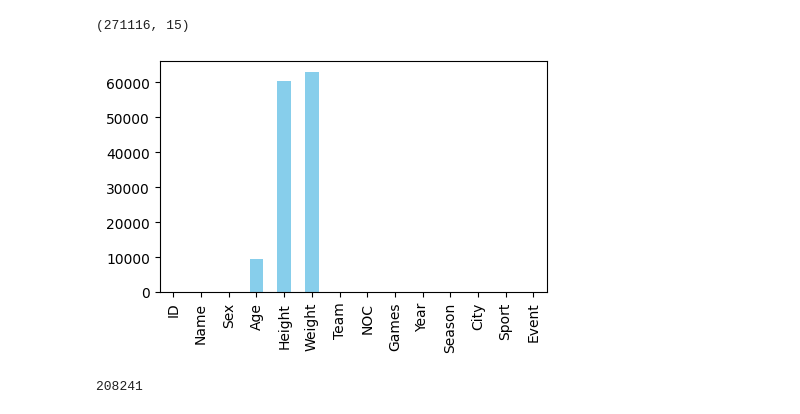
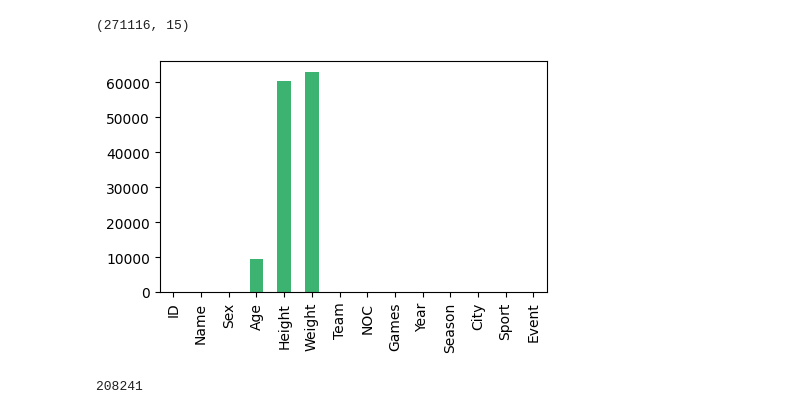
Before and after one commit to Luna-v0/olympic-analyses, a Jupyter notebook: notebook.ipynb, the cells around one changed output. Saved outputs shown, nothing was run; the diff lists cells and outputs as text; code cells hidden in the pictures.

```diff
--- a/notebook.ipynb
+++ b/notebook.ipynb
@@ -11,11 +11,11 @@ df.shape
 # %%
 nulls = df.isnull().sum().drop("Medal")
 
 plt.figure(figsize=(5,3))
-nulls.plot(kind="bar", color="skyblue")
+nulls.plot(kind="bar", color="mediumseagreen")
 plt.show()
 # %% [output]
-[figure, old version]
+[figure, new version]
 # %%
 int(df.shape[0] - nulls.max())
 # %% [output]
```
Also changed, not shown: 1 other file.
